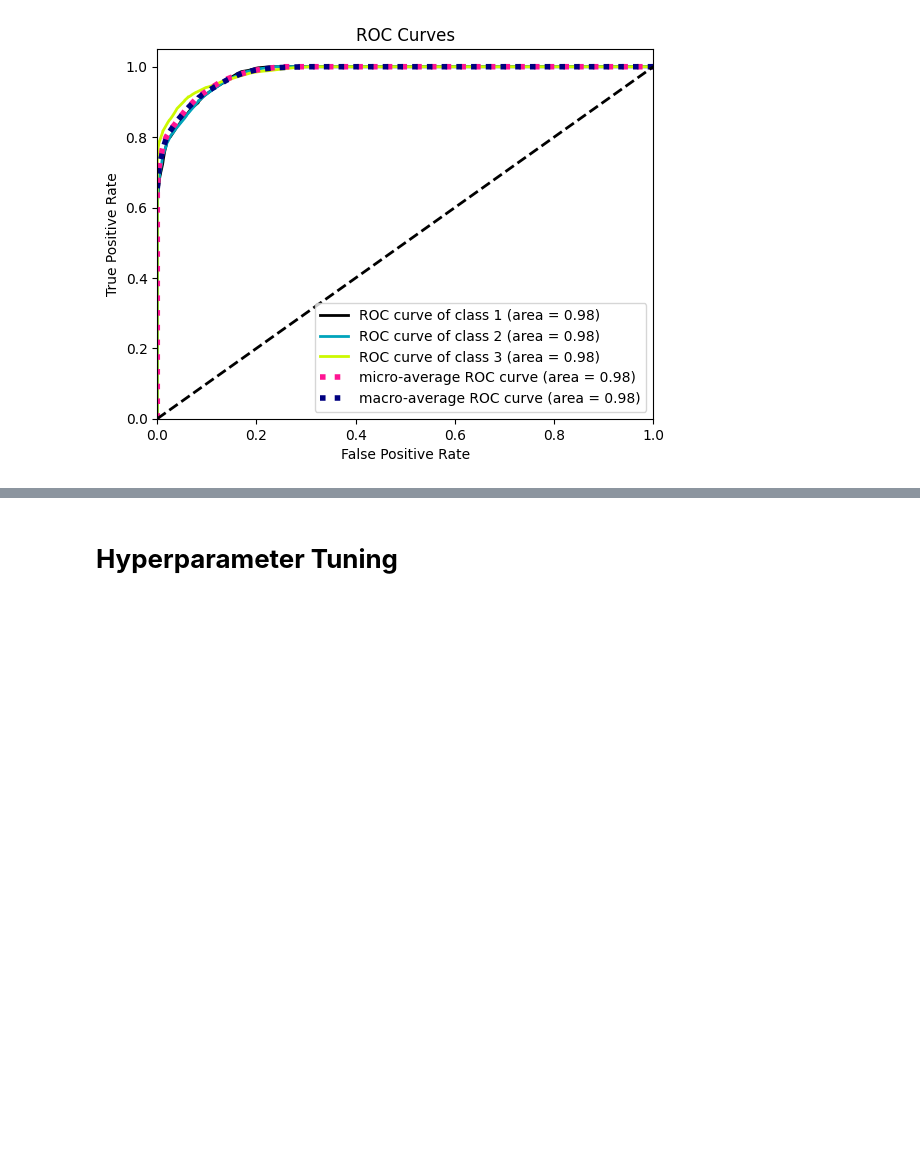
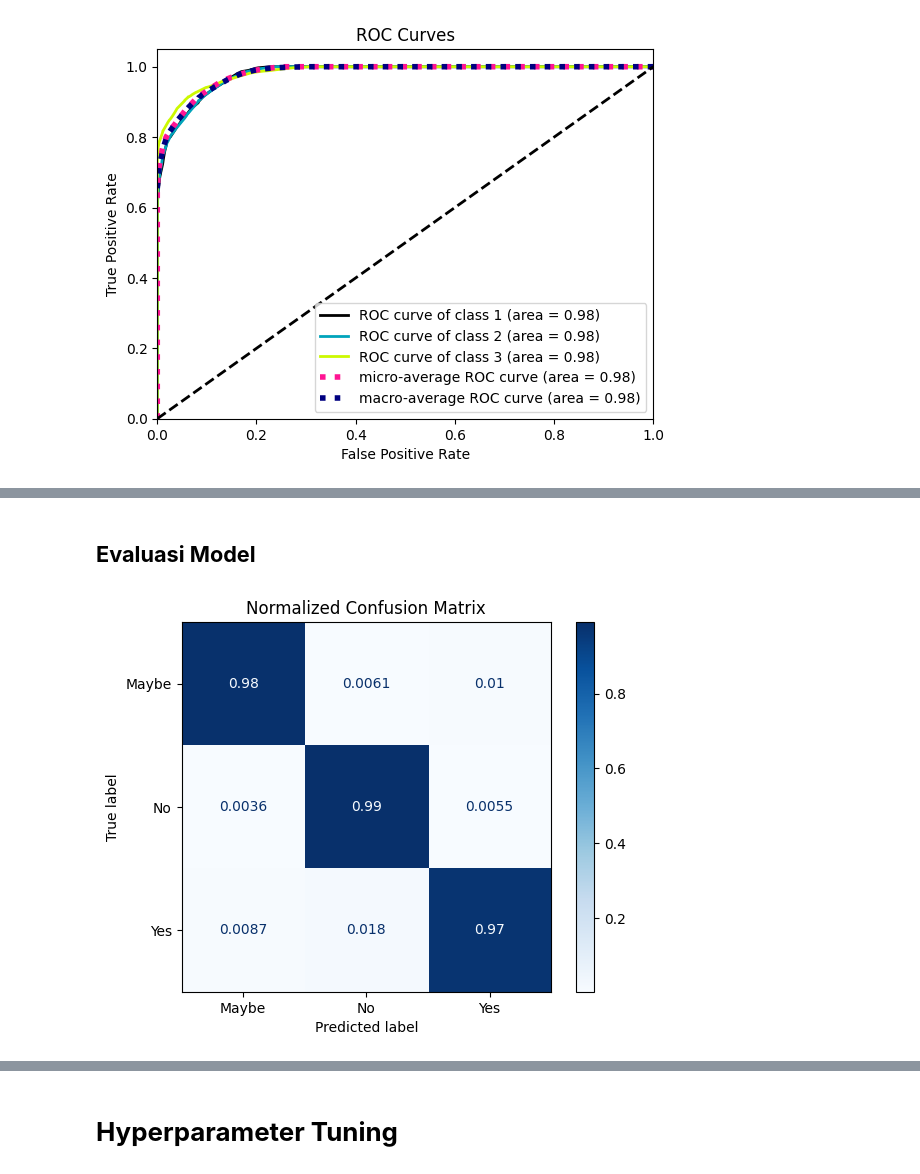
Before and after one commit to cindysintiya/Mental-Health_Sentiment-Analysis, a Jupyter notebook: notebook/ML_Stress_Check_DT.ipynb, the cells around one changed output, grey strips where cells are left out. Cells and saved outputs as stored; diff of their text form; code cells hidden in the pictures; blank space fills up the shorter version.

```diff
--- a/notebook/ML_Stress_Check_RF.ipynb
+++ b/notebook/ML_Stress_Check_DT.ipynb
@@ -368,0 +370,10 @@ skplt.metrics.plot_roc(y_test, dectree_proba)
+# %%
+# from sklearn.preprocessing import StandardScaler
+# scaler = StandardScaler()
+# X_train = scaler.fit_transform(X_train)
+# X_test = scaler.transform(X_test)
+
+from sklearn.ensemble import RandomForestClassifier
+
+randfor_model = RandomForestClassifier(n_estimators=200, max_depth=15, random_state=1000, verbose=1)
+randfor_model.fit(X_train, y_train)
@@ -368,0 +385,3 @@ skplt.metrics.plot_roc(y_test, dectree_proba)
+# %%
+randfor_result = randfor_model.predict(X_test)
+randfor_proba = randfor_model.predict_proba(X_test)
@@ -368,0 +393,10 @@ skplt.metrics.plot_roc(y_test, dectree_proba)
+# %% [markdown]
+## **Evaluasi Model**
+# %%
+from sklearn.metrics import ConfusionMatrixDisplay
+
+ConfusionMatrixDisplay.from_predictions(y_test, randfor_result, display_labels=["Maybe", "No", "Yes"], cmap="Blues", normalize="true")
+plt.title("Normalized Confusion Matrix")
+plt.show()
+# %% [output]
+[figure, added]
```
Also changed, not shown: parts of 13 cells of this notebook, 3 other files.
